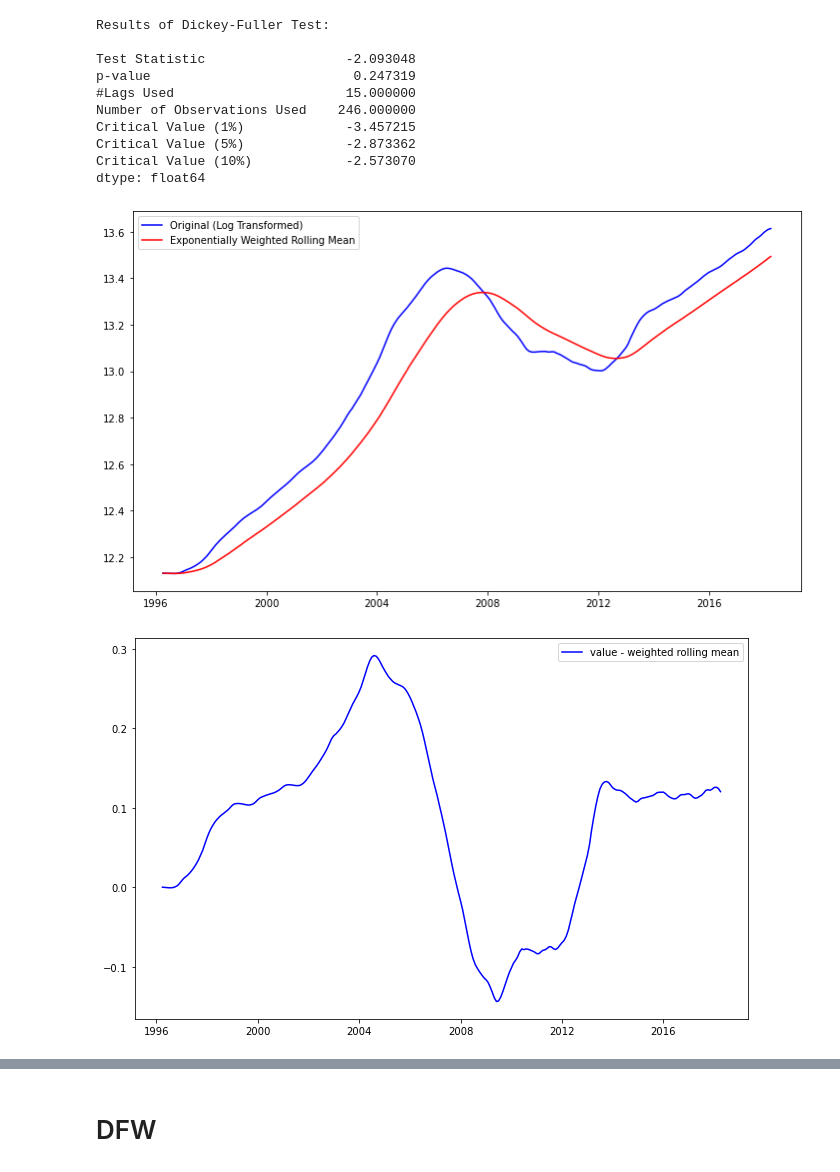
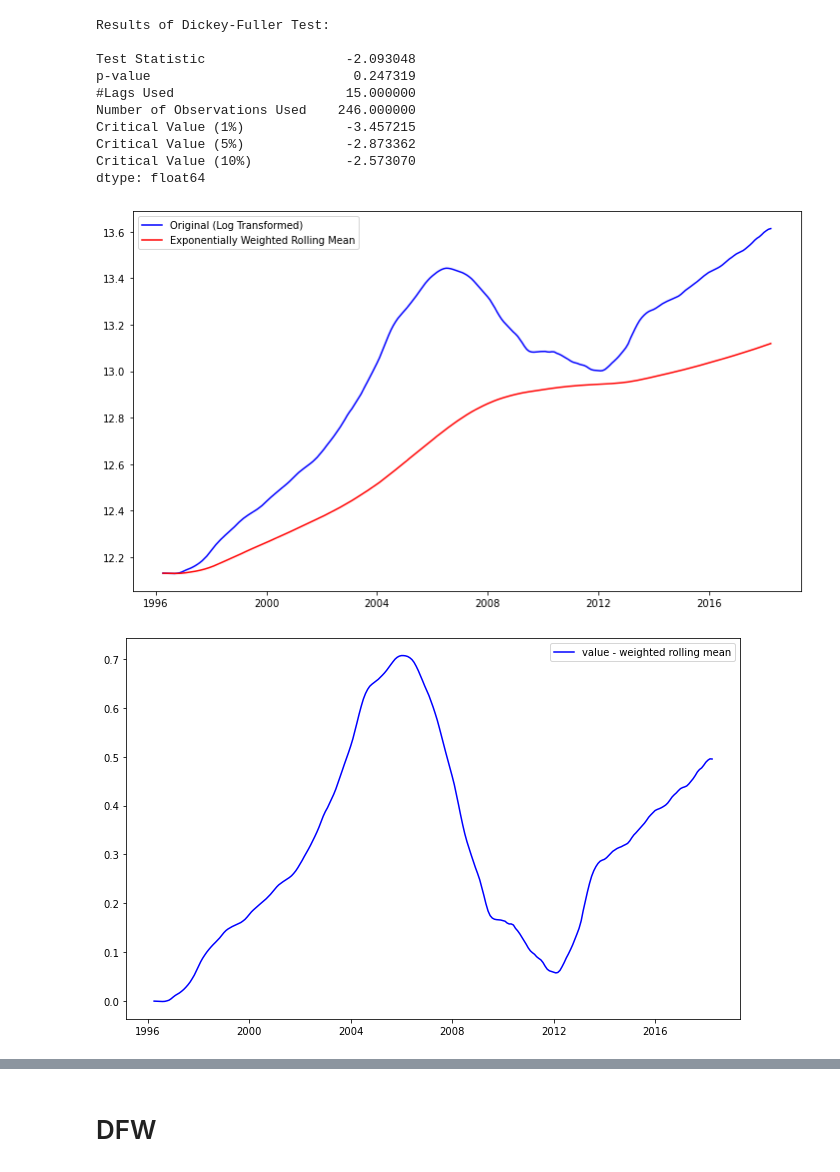
Before and after one commit to sarahadamsjack/time-series, a Jupyter notebook: clay_eda.ipynb, the cells around one changed output, grey strips where cells are left out. Saved outputs shown, nothing was run; the diff lists cells and outputs as text; code cells hidden in the pictures.

```diff
--- a/clay_eda.ipynb
+++ b/clay_eda.ipynb
@@ -509,16 +559,16 @@ Critical Value (10%)            -2.573070
 dtype: float64
 # %%
 # Calculate Weighted Moving Average of log transformed data, halflife of 12 because it's a year
-exp_roll_mean_la = np.log(df_la).ewm(halflife=12).mean()
+exp_roll_mean_la = np.log(df_la).ewm(alpha=.005).mean()
 
 # Plot the original data with exp weighted average
 fig = plt.figure(figsize=(12,7))
 plt.plot(np.log(df_la), color='blue',label='Original (Log Transformed)')
 plt.plot(exp_roll_mean_la, color='red', label='Exponentially Weighted Rolling Mean')
 plt.legend(loc='best')
 plt.show(block=False)
 # %% [output]
-[figure, old version]
+[figure, new version]
 # %%
 # Subtract the moving average from the original data and check head for Nans
 data_minus_exp_roll_mean_la = np.log(df_la) - exp_roll_mean_la
@@ -529,7 +579,7 @@ plt.plot(data_minus_exp_roll_mean_la, color='blue',label='value - weighted rolli
 plt.legend(loc='best')
 plt.show(block=False)
 # %% [output]
-[figure, old version]
+[figure, new version]
 # %%
 stationarity_check(data_minus_exp_roll_mean_la)
 #p-value is getting better!
```
Also changed, not shown: parts of 13 cells of this notebook, 1 other file.
